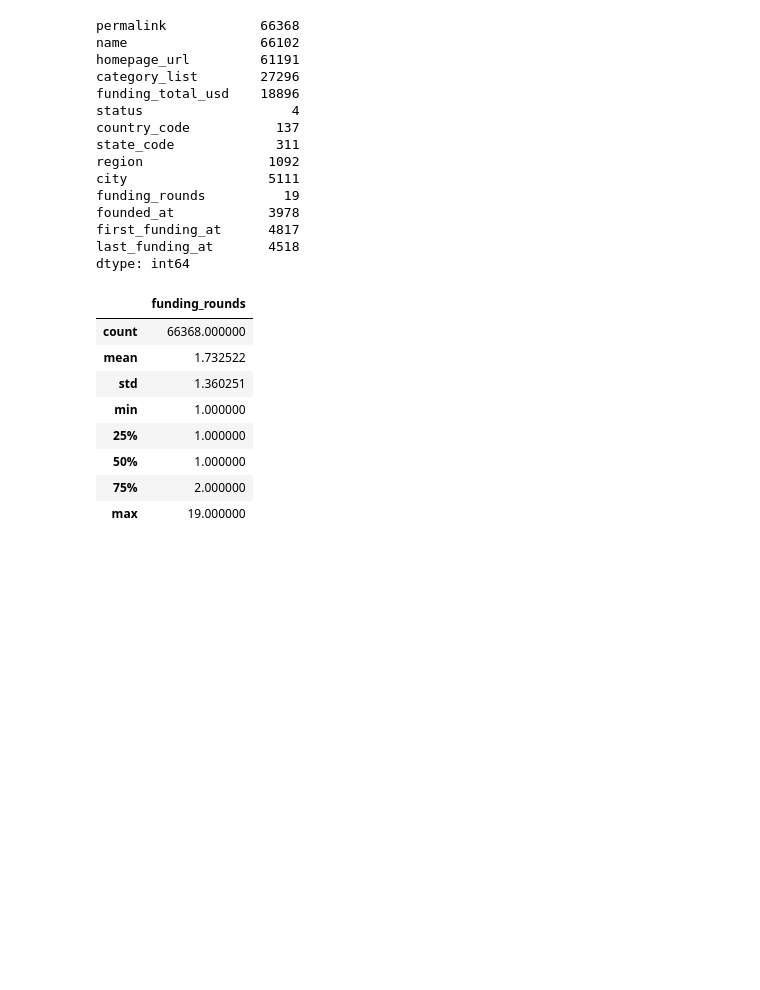
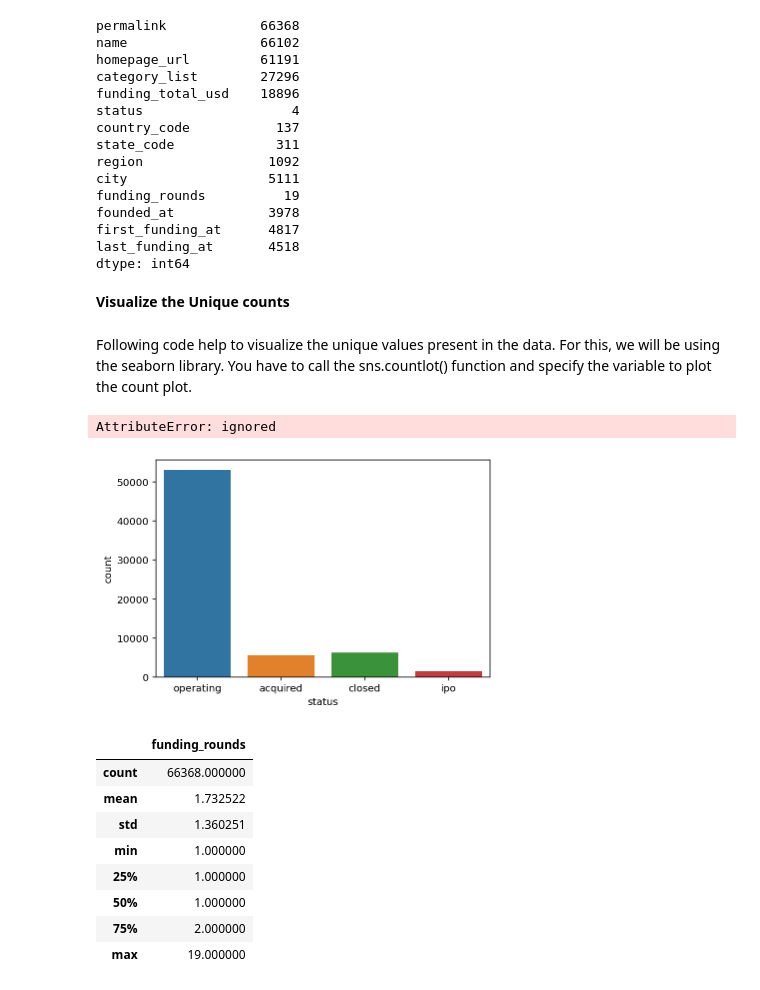
Before and after one commit to NileshCT/EDA_PROJECT, a Jupyter notebook: EDA_Project.ipynb, the cells around one changed output. Saved outputs shown, nothing was run; the diff lists cells and outputs as text; code cells hidden in the pictures; blank space fills up the shorter version.

```diff
--- a/EDA_Project.ipynb
+++ b/EDA_Project.ipynb
@@ -130,6 +130,16 @@ founded_at            3978
 first_funding_at      4817
 last_funding_at       4518
 dtype: int64
+# %% [markdown]
+**Visualize the Unique counts**
+# %% [markdown]
+Following code help to visualize the unique values present in the data. For this, we will be using the seaborn library. You have to call the sns.countlot() function and specify the variable to plot the count plot.
+# %%
+#Plot the unique values
+sns.countplot(data['status']).unique()
+# %% [output]
+AttributeError: ignored
+[figure, added]
 # %%
 #To understands the statistics of columns that have numeric data types:
 #Here we got total number of counts,means value,max-min,std values as below.
```
